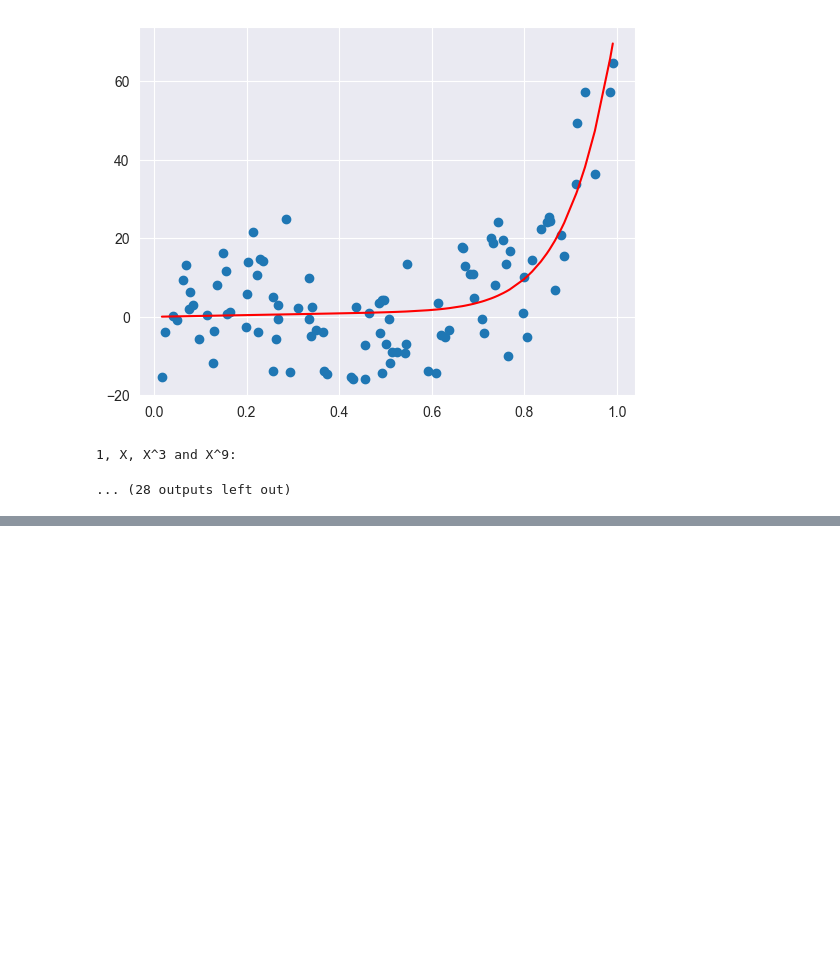
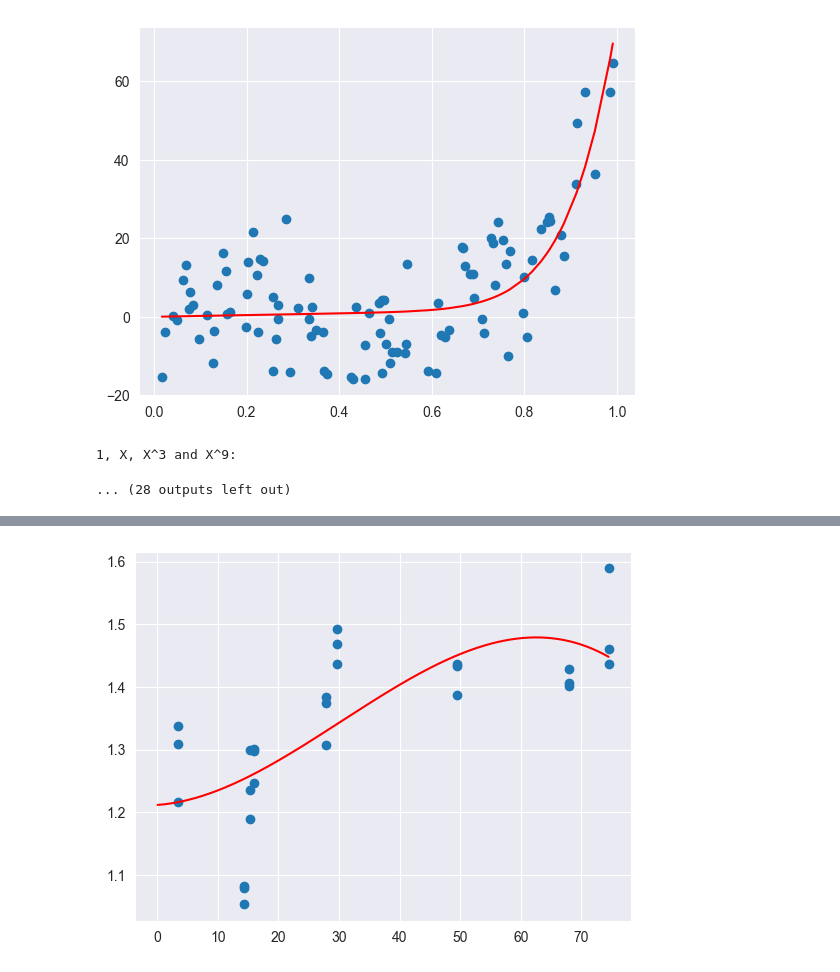
Before and after one commit to Saharochekl/DataAn2024, a Jupyter notebook: 15_03(T4_V1).ipynb, the cells around one changed output, grey strips where cells are left out. Cells and saved outputs as stored; diff of their text form; code cells hidden in the pictures; blank space fills up the shorter version.

```diff
--- a/15_03(T4_V1).ipynb
+++ b/15_03(T4_V1).ipynb
@@ -649,0 +650,91 @@ test
+# %%
+from math import log
+from math import sin
+from math import sqrt
+
+Distance = [3.5, 3.5, 3.5, 14.3, 14.3, 14.3, 15.4, 15.4, 15.4, 15.9, 15.9, 15.9, 27.8, 27.8, 27.8, 29.6, 29.6, 29.6, 49.5, 49.5, 49.5, 67.9, 67.9, 67.9, 74.5, 74.5, 74.5]
+Density = [1.337, 1.216, 1.309, 1.053, 1.082, 1.079, 1.236, 1.19, 1.299, 1.246, 1.298, 1.301, 1.375, 1.384, 1.307, 1.436, 1.493, 1.469, 1.387, 1.437, 1.433, 1.406, 1.402, 1.428, 1.437, 1.589, 1.461]
+X = Distance
+Y = Density
+
+n = len(X)
+X = np.array(X)
+X0 = np.ones(n)
+X1 = X
+X2 = X**2
+X3 = X**3
+X5 = X**5
+Xln = np.ones(n)
+Xsin = np.ones(n)
+Xsqrt = np.ones(n)
+for i in range(n):
+    Xln[i] = log(X[i])
+    Xsin[i] = sin(X[i])
+    Xsqrt[i] = sqrt(X[i])
+
+N = 1000
+Xplot = list(range(1, N+1))
+Xplot = np.array(Xplot)/N * X[n-1]
+Xp0 = np.ones(N)
+Xp1 = Xplot
+Xp2 = Xplot**2
+Xp3 = Xplot**3
+Xp5 = Xplot**5
+Xpln = np.ones(N)
+Xpsin = np.ones(N)
+Xpsqrt = np.ones(N)
+for i in range(N):
+    Xpln[i] = log(Xplot[i])
+    Xpsin[i] = sin(Xplot[i])
+    Xpsqrt[i] = sqrt(Xplot[i])
+
+print('1, X, X^2, X^3')
+Xmat = np.matrix([X0, X1, X2, X3]).transpose()
+model = sm.OLS(Y, Xmat)
+res = model.fit()
+b = res.params
+plt.scatter(X, Y)
+Y_hat = b[0] + b[1] * Xp1 + b[2] * Xp2 + b[3] * Xp3
+plt.plot(Xplot, Y_hat, color = 'red')
+plt.show()
+
+print('1, ln(X), X^3')
+Xmat = np.matrix([X0, Xln, X3]).transpose()
+model = sm.OLS(Y, Xmat)
+res = model.fit()
+b = res.params
+plt.scatter(X, Y)
+Y_hat = b[0] + b[1] * Xpln + b[2] * Xp3
+plt.plot(Xplot, Y_hat, color = 'red')
+plt.show()
+
+print('1, X, X^2, X^5')
+Xmat = np.matrix([X0, X1, X2, X5]).transpose()
+model = sm.OLS(Y, Xmat)
+res = model.fit()
+b = res.params
+plt.scatter(X, Y)
+Y_hat = b[0] + b[1] * Xp1 + b[2] * Xp2 + b[3] * Xp5
+plt.plot(Xplot, Y_hat, color = 'red')
+plt.show()
+
+print('1, X, sin(X)')
+Xmat = np.matrix([X0, X1, Xsin]).transpose()
+model = sm.OLS(Y, Xmat)
+res = model.fit()
+b = res.params
+plt.scatter(X, Y)
+Y_hat = b[0] + b[1] * Xp1 + b[2] * Xpsin
+plt.plot(Xplot, Y_hat, color = 'red')
+plt.show()
+
+print('1, sqrt(X), X^3')
+Xmat = np.matrix([X0, Xsqrt, X3]).transpose()
+model = sm.OLS(Y, Xmat)
+res = model.fit()
+b = res.params
+plt.scatter(X, Y)
+Y_hat = b[0] + b[1] * Xpsqrt + b[2] * Xp3
+plt.plot(Xplot, Y_hat, color = 'red')
+plt.show()
+# %% [output]
@@ -649,0 +742 @@ test
+[figure, added]
```
Also changed, not shown: parts of 2 cells of this notebook, 1 other file.
